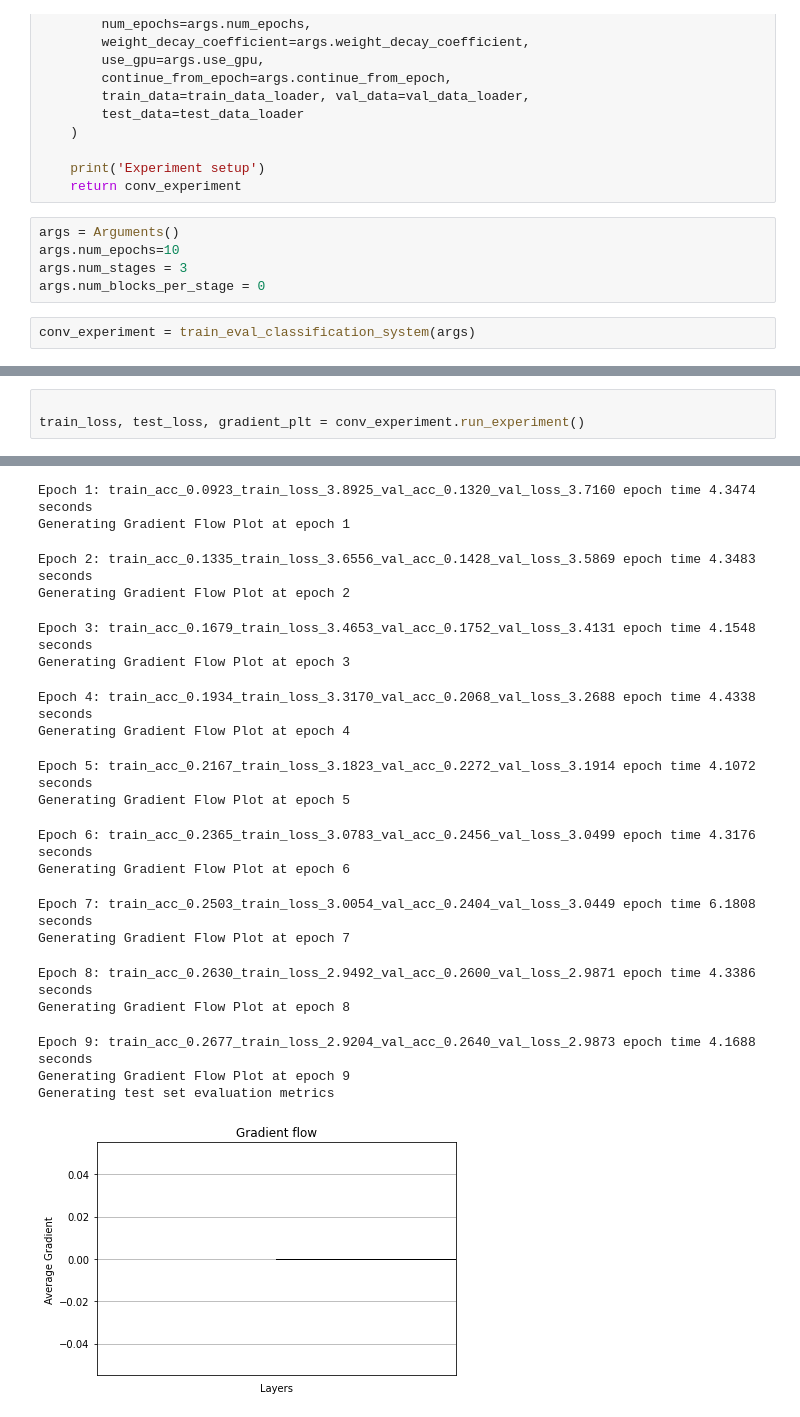
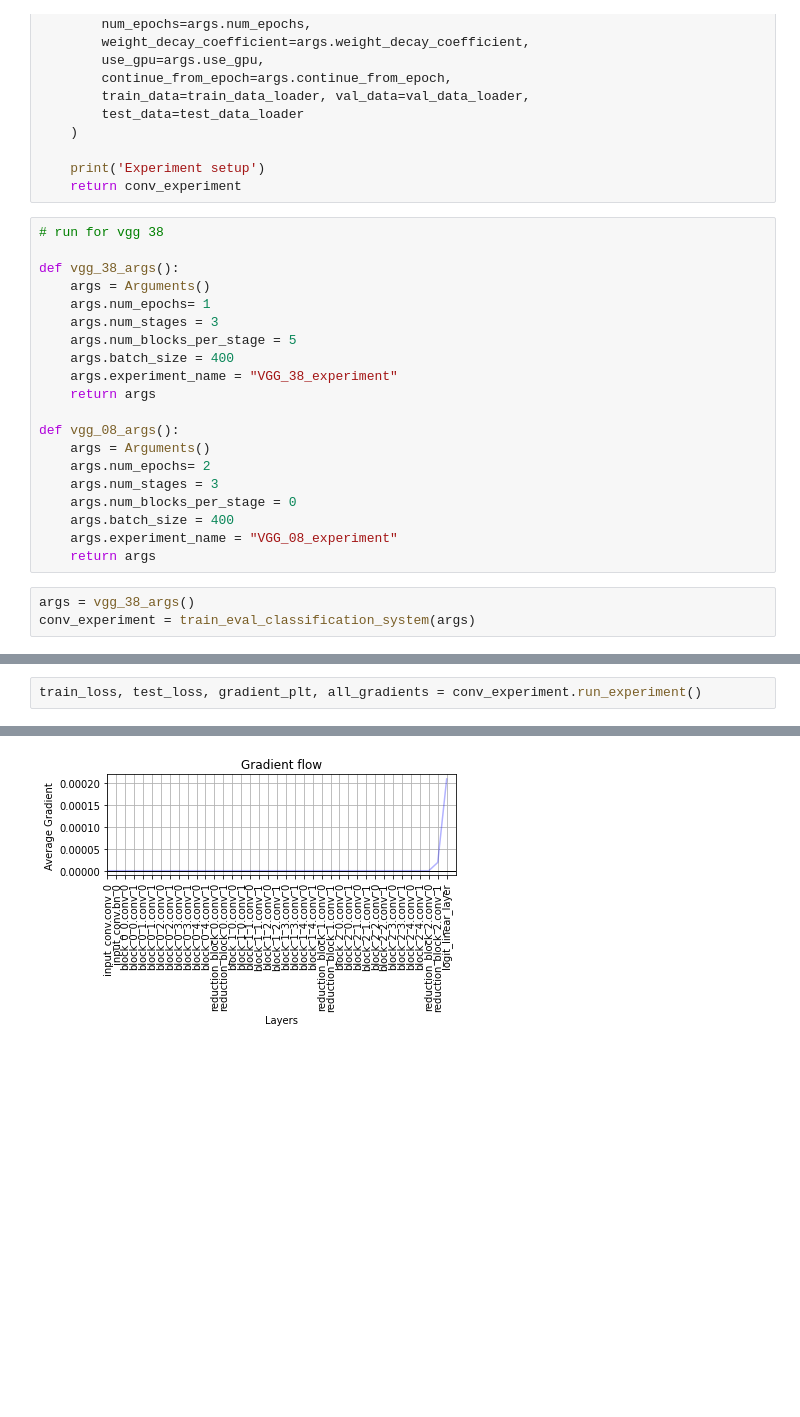
Before and after one commit to Daniel57910/mlp_two, a Jupyter notebook: test_connect.ipynb, the cells around one changed output, grey strips where cells are left out. Saved outputs shown, nothing was run; the diff lists cells and outputs as text; blank space fills up the shorter version.

```diff
--- a/test_connect.ipynb
+++ b/test_connect.ipynb
@@ -426,12 +446,28 @@ def train_eval_classification_system(args):
 
     print('Experiment setup')
     return conv_experiment
-# %%
-args = Arguments()
-args.num_epochs=10
-args.num_stages = 3
-args.num_blocks_per_stage = 0
+# %%
+# run for vgg 38
+
+def vgg_38_args():
+    args = Arguments()
+    args.num_epochs= 1
+    args.num_stages = 3
+    args.num_blocks_per_stage = 5
+    args.batch_size = 400
+    args.experiment_name = "VGG_38_experiment"
+    return args
+
+def vgg_08_args():
+    args = Arguments()
+    args.num_epochs= 2
+    args.num_stages = 3
+    args.num_blocks_per_stage = 0
+    args.batch_size = 400
+    args.experiment_name = "VGG_08_experiment"
+    return args
 # %%
+args = vgg_38_args()
 conv_experiment = train_eval_classification_system(args)
 # %% [output]
 Files already downloaded and verified
@@ -452,6 +488,5 @@ Total number of conv layers 8
 Total number of linear layers 1
 Experiment setup
 # %%
-
-train_loss, test_loss, gradient_plt = conv_experiment.run_experiment()
+train_loss, test_loss, gradient_plt, all_gradients = conv_experiment.run_experiment()
 # %% [output]
@@ -460,20 +497 @@ Generating Gradient Flow Plot at epoch 0
-Epoch 1: train_acc_0.0923_train_loss_3.8925_val_acc_0.1320_val_loss_3.7160 epoch time 4.3474 seconds
-Generating Gradient Flow Plot at epoch 1
-Epoch 2: train_acc_0.1335_train_loss_3.6556_val_acc_0.1428_val_loss_3.5869 epoch time 4.3483 seconds
-Generating Gradient Flow Plot at epoch 2
-Epoch 3: train_acc_0.1679_train_loss_3.4653_val_acc_0.1752_val_loss_3.4131 epoch time 4.1548 seconds
-Generating Gradient Flow Plot at epoch 3
-Epoch 4: train_acc_0.1934_train_loss_3.3170_val_acc_0.2068_val_loss_3.2688 epoch time 4.4338 seconds
-Generating Gradient Flow Plot at epoch 4
-Epoch 5: train_acc_0.2167_train_loss_3.1823_val_acc_0.2272_val_loss_3.1914 epoch time 4.1072 seconds
-Generating Gradient Flow Plot at epoch 5
-Epoch 6: train_acc_0.2365_train_loss_3.0783_val_acc_0.2456_val_loss_3.0499 epoch time 4.3176 seconds
-Generating Gradient Flow Plot at epoch 6
-Epoch 7: train_acc_0.2503_train_loss_3.0054_val_acc_0.2404_val_loss_3.0449 epoch time 6.1808 seconds
-Generating Gradient Flow Plot at epoch 7
-Epoch 8: train_acc_0.2630_train_loss_2.9492_val_acc_0.2600_val_loss_2.9871 epoch time 4.3386 seconds
-Generating Gradient Flow Plot at epoch 8
-Epoch 9: train_acc_0.2677_train_loss_2.9204_val_acc_0.2640_val_loss_2.9873 epoch time 4.1688 seconds
-Generating Gradient Flow Plot at epoch 9
-Generating test set evaluation metrics
-[figure, old version]
+[figure, new version]
```
Also changed, not shown: parts of 8 cells of this notebook, 35 other files.
